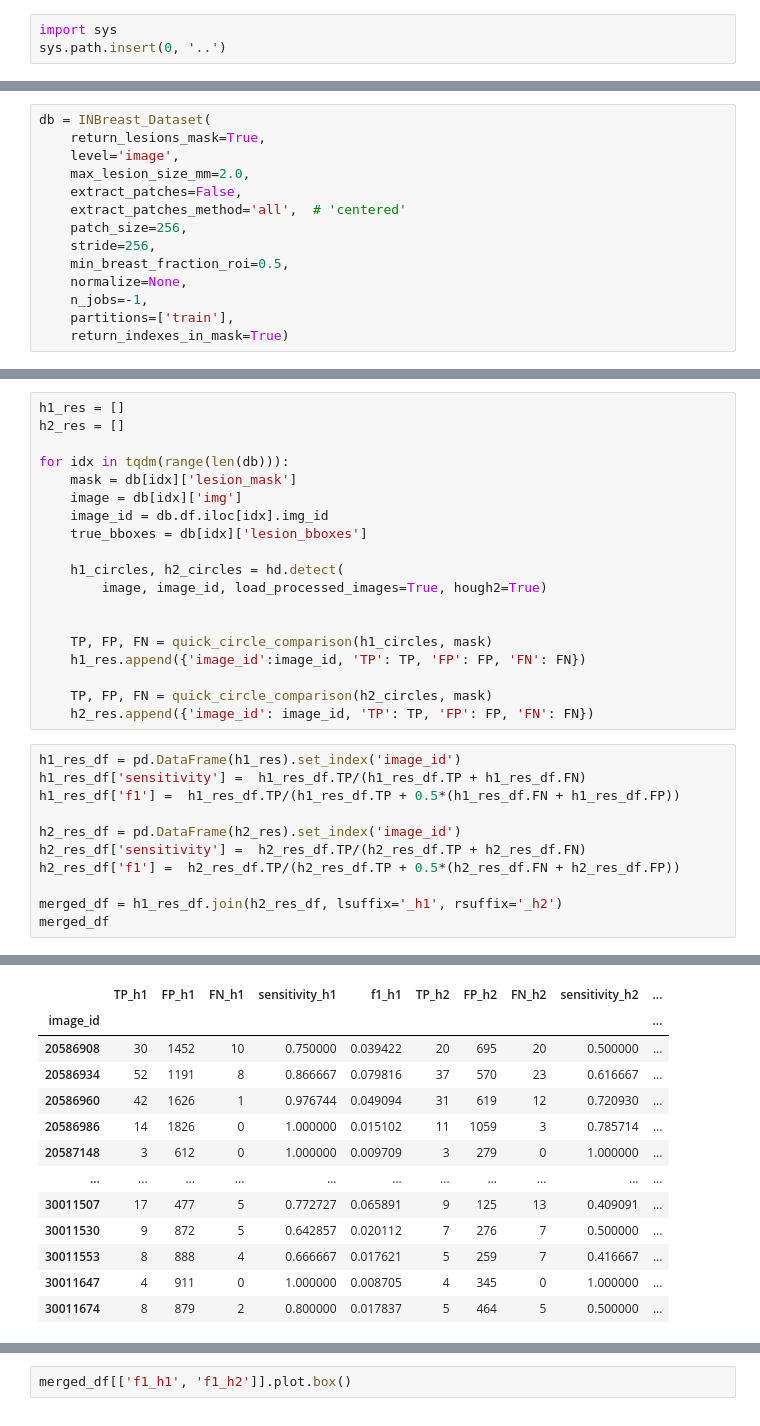
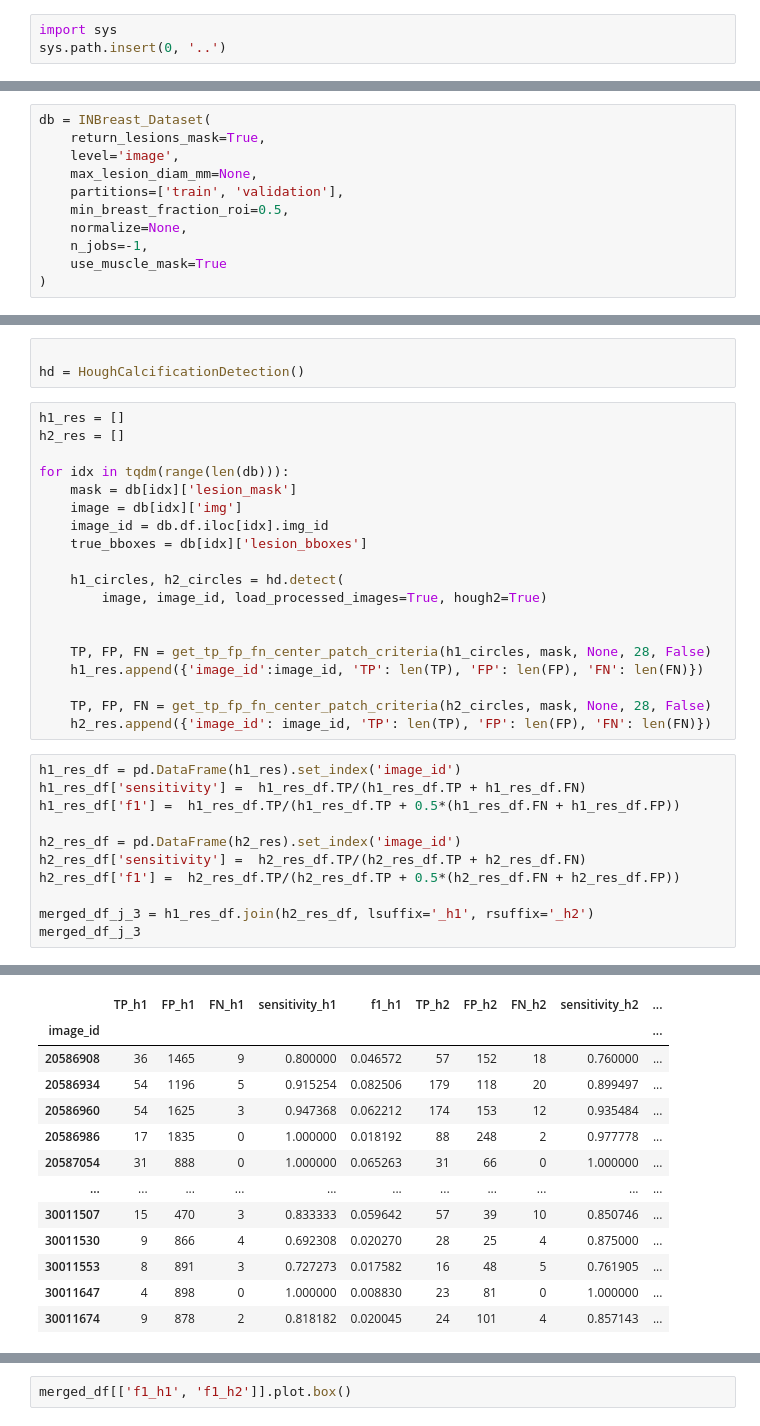
Before and after one commit to joaco18/calc-det, a Jupyter notebook: notebooks/[TEST]Hough_mC_Detection.ipynb, the cells around one changed output, grey strips where cells are left out. Saved outputs shown, nothing was run; the diff lists cells and outputs as text.

```diff
--- a/notebooks/[TEST]Hough_mC_Detection.ipynb
+++ b/notebooks/[TEST]Hough_mC_Detection.ipynb
@@ -13,13 +22,10 @@ import cv2
 db = INBreast_Dataset(
     return_lesions_mask=True,
     level='image',
-    max_lesion_size_mm=2.0,
-    extract_patches=False,
-    extract_patches_method='all',  # 'centered'
-    patch_size=256,
-    stride=256,
+    max_lesion_diam_mm=None,
+    partitions=['train', 'validation'],
     min_breast_fraction_roi=0.5,
     normalize=None,
     n_jobs=-1,
-    partitions=['train'],
-    return_indexes_in_mask=True)
+    use_muscle_mask=True
+)
@@ -46,3 +32,6 @@ hd = HoughCalcificationDetection(dehazing_params, back_ext_radius,
+# %%
+
+hd = HoughCalcificationDetection()
 # %%
 h1_res = []
 h2_res = []
@@ -57,35 +46,35 @@ for idx in tqdm(range(len(db))):
         image, image_id, load_processed_images=True, hough2=True)
 
 
-    TP, FP, FN = quick_circle_comparison(h1_circles, mask)
-    h1_res.append({'image_id':image_id, 'TP': TP, 'FP': FP, 'FN': FN})
+    TP, FP, FN = get_tp_fp_fn_center_patch_criteria(h1_circles, mask, None, 28, False)
+    h1_res.append({'image_id':image_id, 'TP': len(TP), 'FP': len(FP), 'FN': len(FN)})
 
-    TP, FP, FN = quick_circle_comparison(h2_circles, mask)
-    h2_res.append({'image_id': image_id, 'TP': TP, 'FP': FP, 'FN': FN})
+    TP, FP, FN = get_tp_fp_fn_center_patch_criteria(h2_circles, mask, None, 28, False)
+    h2_res.append({'image_id': image_id, 'TP': len(TP), 'FP': len(FP), 'FN': len(FN)})
 # %%
 h1_res_df = pd.DataFrame(h1_res).set_index('image_id')
 h1_res_df['sensitivity'] =  h1_res_df.TP/(h1_res_df.TP + h1_res_df.FN)
 h1_res_df['f1'] =  h1_res_df.TP/(h1_res_df.TP + 0.5*(h1_res_df.FN + h1_res_df.FP))
 
 h2_res_df = pd.DataFrame(h2_res).set_index('image_id')
 h2_res_df['sensitivity'] =  h2_res_df.TP/(h2_res_df.TP + h2_res_df.FN)
 h2_res_df['f1'] =  h2_res_df.TP/(h2_res_df.TP + 0.5*(h2_res_df.FN + h2_res_df.FP))
 
-merged_df = h1_res_df.join(h2_res_df, lsuffix='_h1', rsuffix='_h2')
-merged_df
+merged_df_j_3 = h1_res_df.join(h2_res_df, lsuffix='_h1', rsuffix='_h2')
+merged_df_j_3
 # %% [output]
 [interactive output not drawn]
 [interactive output not drawn]
 |  | TP_h1 | FP_h1 | FN_h1 | sensitivity_h1 | f1_h1 | TP_h2 | FP_h2 | FN_h2 | sensitivity_h2 | ... |
 | image_id |  |  |  |  |  |  |  |  |  | ... |
-| 20586908 | 30 | 1452 | 10 | 0.750000 | 0.039422 | 20 | 695 | 20 | 0.500000 | ... |
-| 20586934 | 52 | 1191 | 8 | 0.866667 | 0.079816 | 37 | 570 | 23 | 0.616667 | ... |
-| 20586960 | 42 | 1626 | 1 | 0.976744 | 0.049094 | 31 | 619 | 12 | 0.720930 | ... |
-| 20586986 | 14 | 1826 | 0 | 1.000000 | 0.015102 | 11 | 1059 | 3 | 0.785714 | ... |
-| 20587148 | 3 | 612 | 0 | 1.000000 | 0.009709 | 3 | 279 | 0 | 1.000000 | ... |
+| 20586908 | 36 | 1465 | 9 | 0.800000 | 0.046572 | 57 | 152 | 18 | 0.760000 | ... |
+| 20586934 | 54 | 1196 | 5 | 0.915254 | 0.082506 | 179 | 118 | 20 | 0.899497 | ... |
+| 20586960 | 54 | 1625 | 3 | 0.947368 | 0.062212 | 174 | 153 | 12 | 0.935484 | ... |
+| 20586986 | 17 | 1835 | 0 | 1.000000 | 0.018192 | 88 | 248 | 2 | 0.977778 | ... |
+| 20587054 | 31 | 888 | 0 | 1.000000 | 0.065263 | 31 | 66 | 0 | 1.000000 | ... |
 | ... | ... | ... | ... | ... | ... | ... | ... | ... | ... | ... |
-| 30011507 | 17 | 477 | 5 | 0.772727 | 0.065891 | 9 | 125 | 13 | 0.409091 | ... |
-| 30011530 | 9 | 872 | 5 | 0.642857 | 0.020112 | 7 | 276 | 7 | 0.500000 | ... |
-| 30011553 | 8 | 888 | 4 | 0.666667 | 0.017621 | 5 | 259 | 7 | 0.416667 | ... |
-| 30011647 | 4 | 911 | 0 | 1.000000 | 0.008705 | 4 | 345 | 0 | 1.000000 | ... |
-| 30011674 | 8 | 879 | 2 | 0.800000 | 0.017837 | 5 | 464 | 5 | 0.500000 | ... |
+| 30011507 | 15 | 470 | 3 | 0.833333 | 0.059642 | 57 | 39 | 10 | 0.850746 | ... |
+| 30011530 | 9 | 866 | 4 | 0.692308 | 0.020270 | 28 | 25 | 4 | 0.875000 | ... |
+| 30011553 | 8 | 891 | 3 | 0.727273 | 0.017582 | 16 | 48 | 5 | 0.761905 | ... |
+| 30011647 | 4 | 898 | 0 | 1.000000 | 0.008830 | 23 | 81 | 0 | 1.000000 | ... |
+| 30011674 | 9 | 878 | 2 | 0.818182 | 0.020045 | 24 | 101 | 4 | 0.857143 | ... |
```
Also changed, not shown: parts of 28 cells of this notebook, 4 other files.
